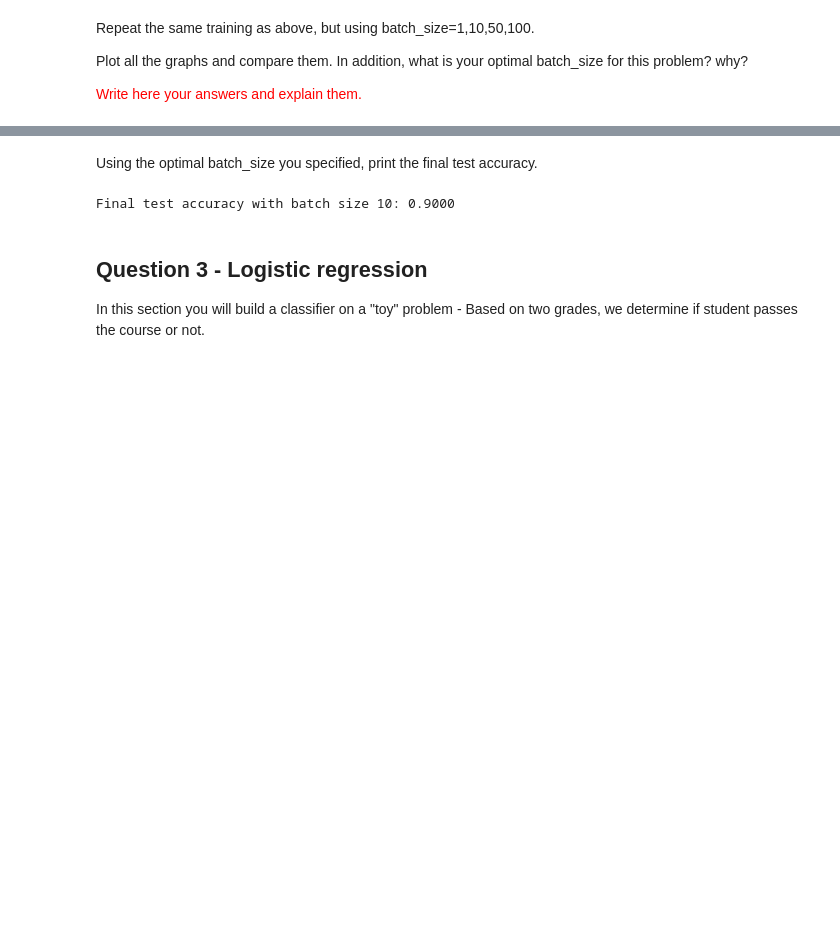
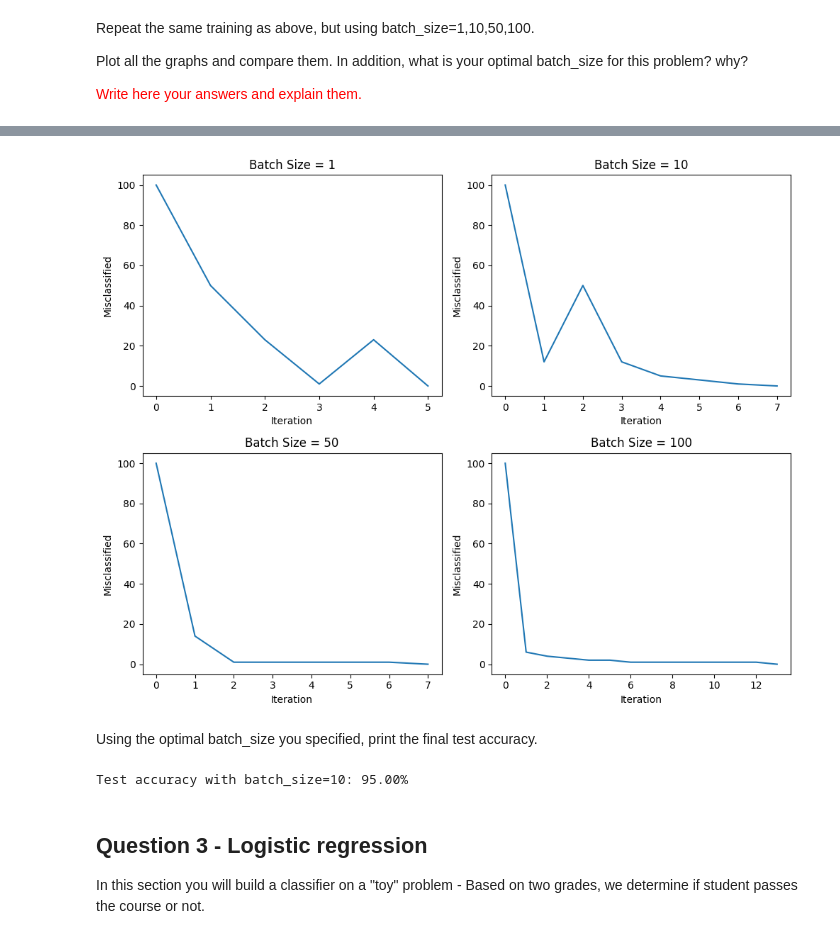
Before and after one commit to MahmoudAbade/ML-HW, a Jupyter notebook: HW2.ipynb, the cells around one changed output, grey strips where cells are left out. Saved outputs shown, nothing was run; the diff lists cells and outputs as text; code cells hidden in the pictures; blank space fills up the shorter version.

```diff
--- a/HW2.ipynb
+++ b/HW2.ipynb
@@ -266,32 +209,3 @@ Repeat the same training as above, but using batch_size=1,10,50,100.
 Plot all the graphs and compare them. In addition, what is your optimal batch_size for this problem? why?
 
 <font color='red'>Write here your answers and explain them.</font>
-# %%
-batch_sizes = [1, 10, 50, 100]
-results_batch = []
-
-plt.figure(figsize=(12, 10))
-for i, bs in enumerate(batch_sizes):
-    losses, w, b = perceptron(X_train, y_train, batch_size=bs)
-
-    # Calculate accuracy
-    preds = np.sign(np.dot(X_train, w) + b)
-    acc_train = np.mean(preds == y_train)
-
-    preds = np.sign(np.dot(X_test, w) + b)
-    acc_test = np.mean(preds == y_test)
-
-    results_batch.append((bs, acc_train, acc_test))
-
-    # Plot decision boundary
-    plt.subplot(2, 2, i+1)
-    plot(X_train, y_train, w, b)
-    plt.title(f"Batch size = {bs}, Accuracy = {acc_train:.4f}")
-
-plt.tight_layout()
-plt.show()
-
-# Print results
-print("Batch size | Train Accuracy | Test Accuracy")
-for bs, acc_train, acc_test in results_batch:
-    print(f"{bs:10d} | {acc_train:13.4f} | {acc_test:12.4f}")
@@ -309,13 +212,30 @@ Batch size | Train Accuracy | Test Accuracy
+# %%
+# Compare batch sizes
+batch_sizes = [1, 10, 50, 100]
+plt.figure(figsize=(10, 8))
+for i, batch_size in enumerate(batch_sizes, 1):
+    losses, w, b = perceptron(X_train, y_train, batch_size)
+    #plot(X_train, y_train, w, b)
+    plt.subplot(2, 2, i)
+    plt.plot(losses)
+    plt.title(f'Batch Size = {batch_size}')
+    plt.xlabel('Iteration')
+    plt.ylabel('Misclassified')
+plt.tight_layout()
+plt.show()
+# %% [output]
+[figure, added]
 # %% [markdown]
 Using the optimal batch_size you specified, print the final test accuracy.
 # %%
-best_bs = 10  # This will be replaced with your actual best batch size
-losses, w, b = perceptron(X_train, y_train, batch_size=best_bs)
-preds = np.sign(np.dot(X_test, w) + b)
-acc_test = np.mean(preds == y_test)
-print(f"Final test accuracy with batch size {best_bs}: {acc_test:.4f}")
+# Test accuracy with optimal batch_size
+optimal_batch_size = 10
+losses, w, b = perceptron(X_train, y_train, optimal_batch_size)
+preds_test = np.sign(X_test @ w + b)
+test_acc = np.mean(preds_test == y_test)
+print(f"Test accuracy with batch_size={optimal_batch_size}: {test_acc * 100:.2f}%")
 # %% [output]
-Final test accuracy with batch size 10: 0.9000
+Test accuracy with batch_size=10: 95.00%
 # %% [markdown]
 ## Question 3 - Logistic regression
 
```
Also changed, not shown: parts of 20 cells of this notebook.
